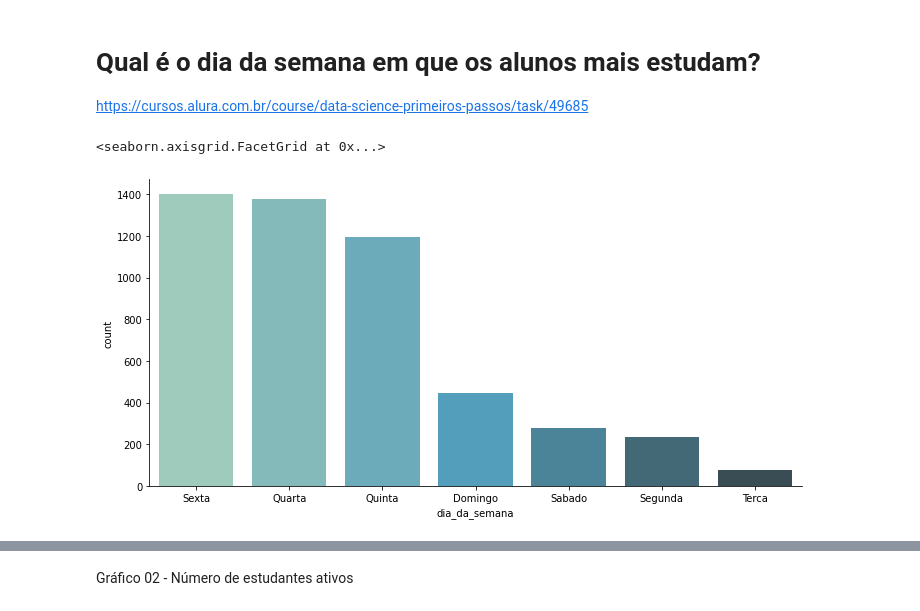
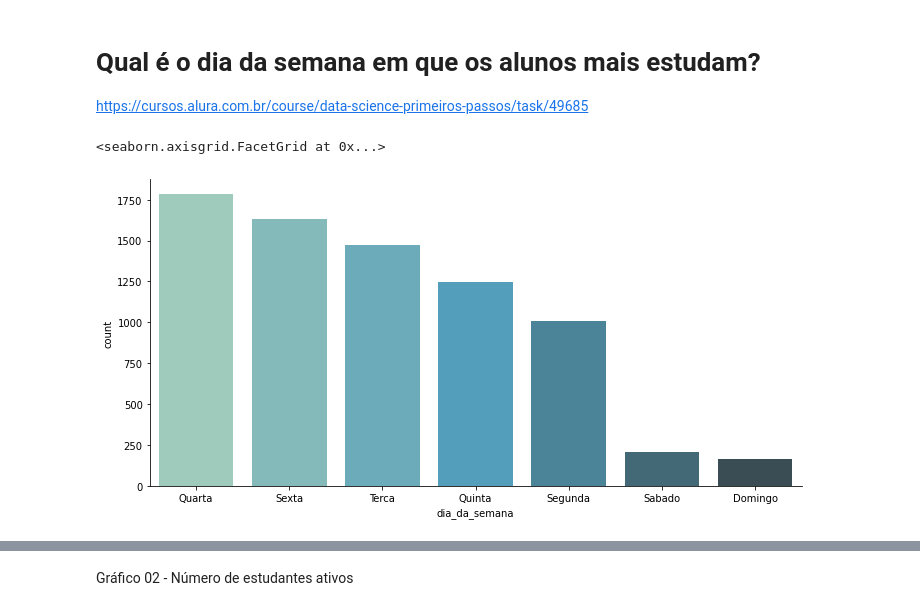
Before and after one commit to marcelopaludetto/aulao-datascience, a Jupyter notebook: aulaoDataScience_atualizado.ipynb, the cells around one changed output, grey strips where cells are left out. Saved outputs shown, nothing was run; the diff lists cells and outputs as text; code cells hidden in the pictures.

```diff
--- a/aulaoDataScience_atualizado.ipynb
+++ b/aulaoDataScience_atualizado.ipynb
@@ -573,12 +582,12 @@ Index(['Sexta', 'Quarta', 'Quinta', 'Domingo', 'Sabado', 'Segunda', 'Terca'], dt
 # Qual é o dia da semana em que os alunos mais estudam?
 https://cursos.alura.com.br/course/data-science-primeiros-passos/task/49685
 # %%
-i=25
+i=24
 sns.catplot(x = "dia_da_semana", data = alunosAtivosDaSemana[i],
             kind="count",
             aspect=2,
             palette="GnBu_d",
             order = alunosAtivosDaSemana[i].dia_da_semana.value_counts().index)
 # %% [output]
 <seaborn.axisgrid.FacetGrid at 0x...>
-[figure, old version]
+[figure, new version]
```
Also changed, not shown: parts of 7 cells of this notebook.
